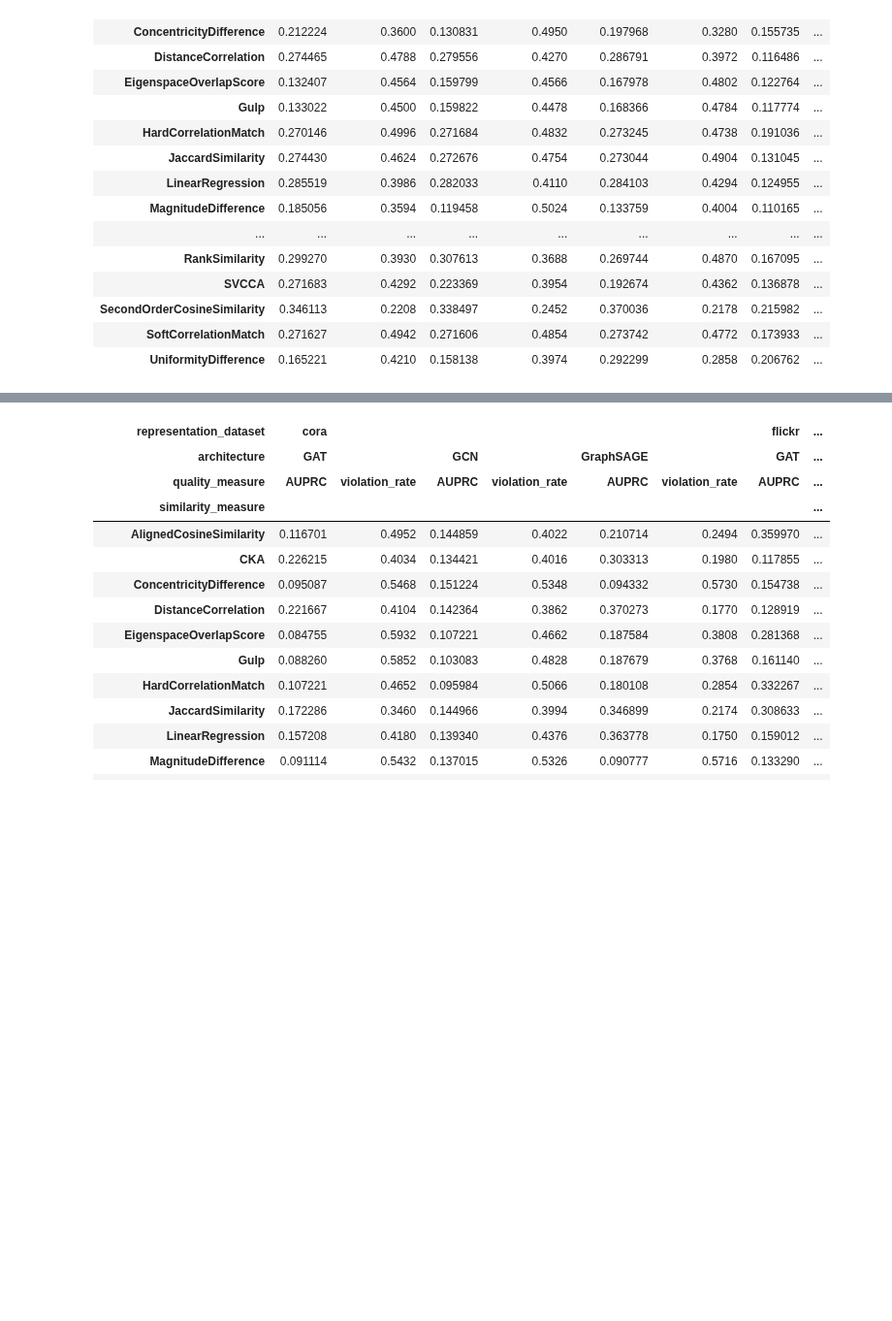
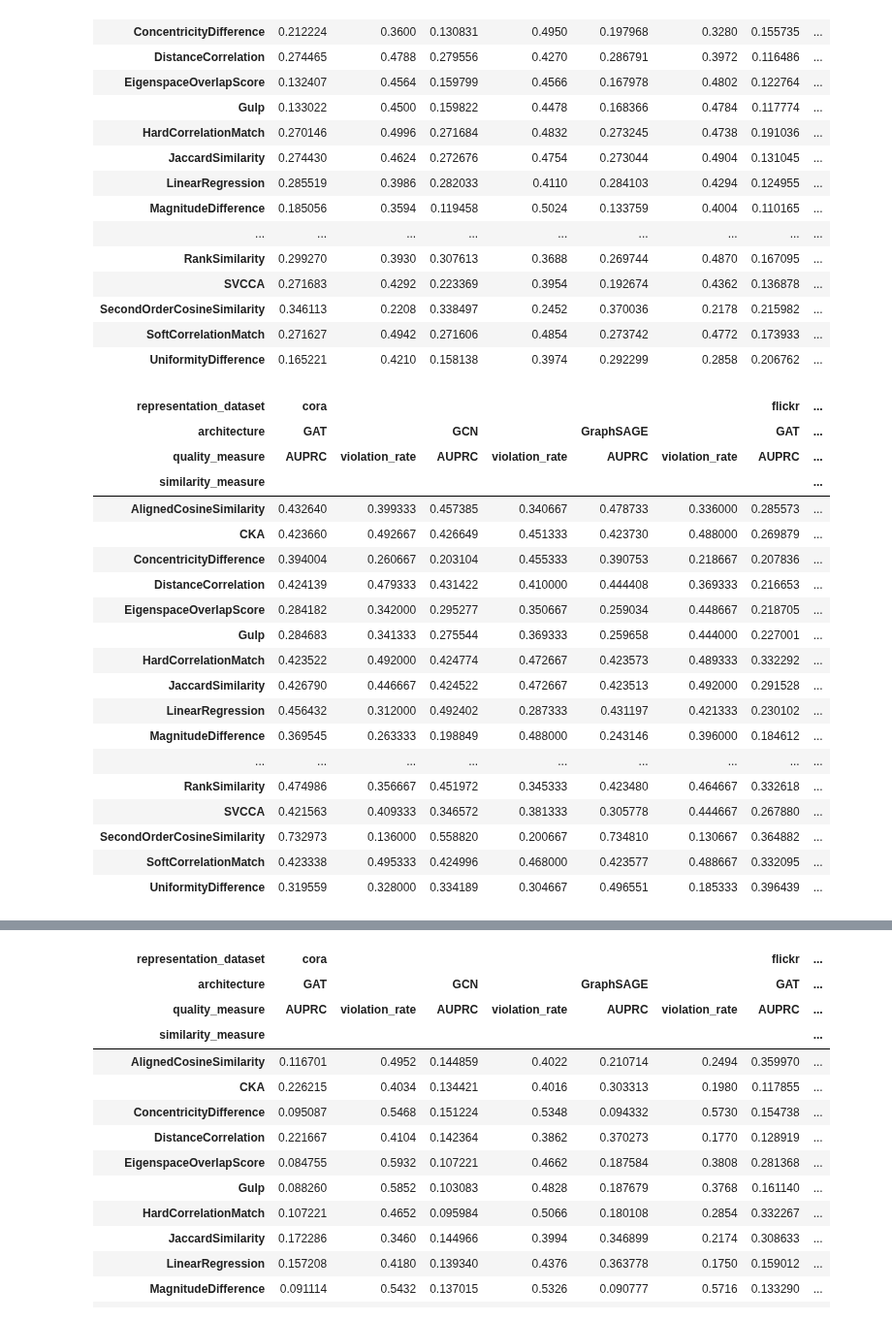
Before and after one commit to TaWald/similaritybench, a Jupyter notebook: graphs/notebooks/tables.ipynb, the cells around one changed output, grey strips where cells are left out. Shown at 97% size. Cells and saved outputs as stored; diff of their text form; code cells hidden in the pictures; blank space fills up the shorter version.

```diff
--- a/graphs/notebooks/tables.ipynb
+++ b/graphs/notebooks/tables.ipynb
@@ -62,5 +64,26 @@ get_agg_pivot_table("label_test", ["cora", "flickr", "ogbn-arxiv"])
 | SoftCorrelationMatch | 0.271627 | 0.4942 | 0.271606 | 0.4854 | 0.273742 | 0.4772 | 0.173933 | ... |
 | UniformityDifference | 0.165221 | 0.4210 | 0.158138 | 0.3974 | 0.292299 | 0.2858 | 0.206762 | ... |
 # %%
-# get_agg_pivot_table("label_test", ["cora", "flickr", "ogbn-arxiv"], groups=3)
+get_agg_pivot_table("label_test", ["cora", "flickr", "ogbn-arxiv"], groups=3)
+# %% [output]
+| representation_dataset | cora |  |  |  |  |  | flickr | ... |
+| architecture | GAT |  | GCN |  | GraphSAGE |  | GAT | ... |
+| quality_measure | AUPRC | violation_rate | AUPRC | violation_rate | AUPRC | violation_rate | AUPRC | ... |
+| similarity_measure |  |  |  |  |  |  |  | ... |
+| AlignedCosineSimilarity | 0.432640 | 0.399333 | 0.457385 | 0.340667 | 0.478733 | 0.336000 | 0.285573 | ... |
+| CKA | 0.423660 | 0.492667 | 0.426649 | 0.451333 | 0.423730 | 0.488000 | 0.269879 | ... |
+| ConcentricityDifference | 0.394004 | 0.260667 | 0.203104 | 0.455333 | 0.390753 | 0.218667 | 0.207836 | ... |
+| DistanceCorrelation | 0.424139 | 0.479333 | 0.431422 | 0.410000 | 0.444408 | 0.369333 | 0.216653 | ... |
+| EigenspaceOverlapScore | 0.284182 | 0.342000 | 0.295277 | 0.350667 | 0.259034 | 0.448667 | 0.218705 | ... |
+| Gulp | 0.284683 | 0.341333 | 0.275544 | 0.369333 | 0.259658 | 0.444000 | 0.227001 | ... |
+| HardCorrelationMatch | 0.423522 | 0.492000 | 0.424774 | 0.472667 | 0.423573 | 0.489333 | 0.332292 | ... |
+| JaccardSimilarity | 0.426790 | 0.446667 | 0.424522 | 0.472667 | 0.423513 | 0.492000 | 0.291528 | ... |
+| LinearRegression | 0.456432 | 0.312000 | 0.492402 | 0.287333 | 0.431197 | 0.421333 | 0.230102 | ... |
+| MagnitudeDifference | 0.369545 | 0.263333 | 0.198849 | 0.488000 | 0.243146 | 0.396000 | 0.184612 | ... |
+| ... | ... | ... | ... | ... | ... | ... | ... | ... |
+| RankSimilarity | 0.474986 | 0.356667 | 0.451972 | 0.345333 | 0.423480 | 0.464667 | 0.332618 | ... |
+| SVCCA | 0.421563 | 0.409333 | 0.346572 | 0.381333 | 0.305778 | 0.444667 | 0.267880 | ... |
+| SecondOrderCosineSimilarity | 0.732973 | 0.136000 | 0.558820 | 0.200667 | 0.734810 | 0.130667 | 0.364882 | ... |
+| SoftCorrelationMatch | 0.423338 | 0.495333 | 0.424996 | 0.468000 | 0.423577 | 0.488667 | 0.332095 | ... |
+| UniformityDifference | 0.319559 | 0.328000 | 0.334189 | 0.304667 | 0.496551 | 0.185333 | 0.396439 | ... |
 # %%
```
Also changed, not shown: parts of 8 cells of this notebook.
